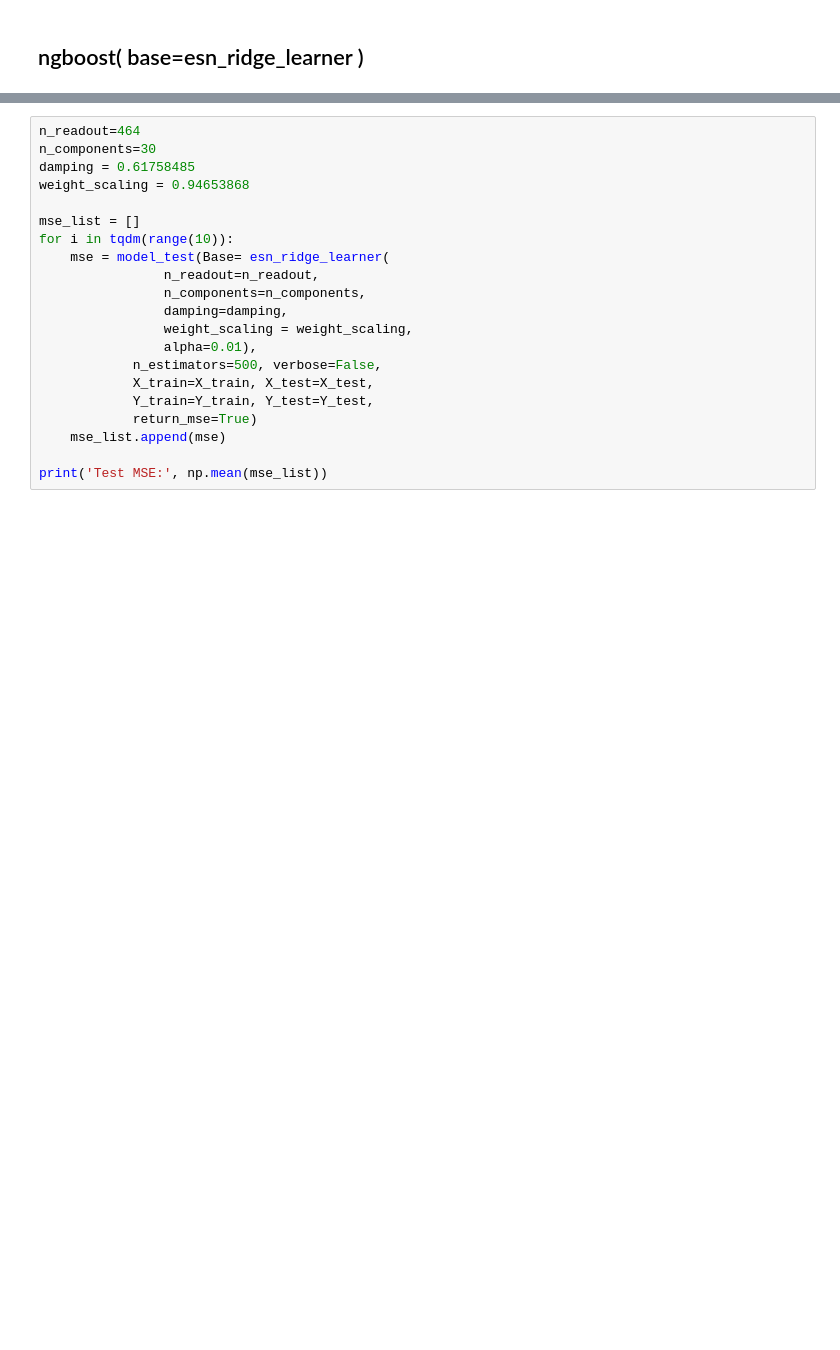
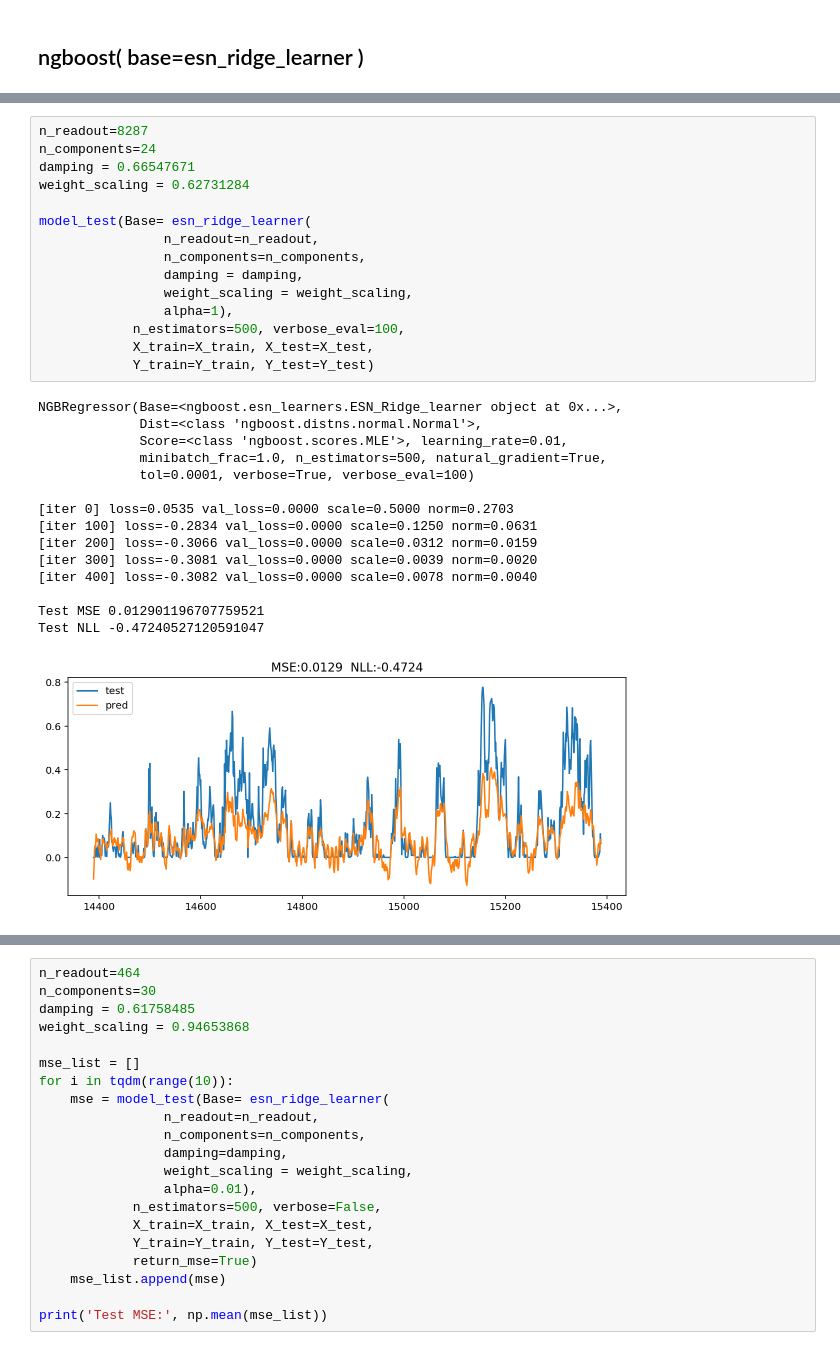
Before and after one commit to longdongchuan/ML_Project, a Jupyter notebook: ML - 2.1/result/GA-esn_learners/ridge模型对比.ipynb, the cells around one changed output, grey strips where cells are left out. Saved outputs shown, nothing was run; the diff lists cells and outputs as text; blank space fills up the shorter version.

```diff
--- a/ML - 2.1/result/GA-esn_learners/ridge模型对比.ipynb
+++ b/ML - 2.1/result/GA-esn_learners/ridge模型对比.ipynb
@@ -159,0 +257,31 @@ Test NLL -0.4703682856796566
+# %%
+n_readout=8287
+n_components=24
+damping = 0.66547671
+weight_scaling = 0.62731284
+
+model_test(Base= esn_ridge_learner(
+                n_readout=n_readout,
+                n_components=n_components,
+                damping = damping,
+                weight_scaling = weight_scaling,
+                alpha=1),
+            n_estimators=500, verbose_eval=100,
+            X_train=X_train, X_test=X_test,
+            Y_train=Y_train, Y_test=Y_test)
+# %% [output]
+NGBRegressor(Base=<ngboost.esn_learners.ESN_Ridge_learner object at 0x...>,
+             Dist=<class 'ngboost.distns.normal.Normal'>,
+             Score=<class 'ngboost.scores.MLE'>, learning_rate=0.01,
+             minibatch_frac=1.0, n_estimators=500, natural_gradient=True,
+             tol=0.0001, verbose=True, verbose_eval=100)
+
+[iter 0] loss=0.0535 val_loss=0.0000 scale=0.5000 norm=0.2703
+[iter 100] loss=-0.2834 val_loss=0.0000 scale=0.1250 norm=0.0631
+[iter 200] loss=-0.3066 val_loss=0.0000 scale=0.0312 norm=0.0159
+[iter 300] loss=-0.3081 val_loss=0.0000 scale=0.0039 norm=0.0020
+[iter 400] loss=-0.3082 val_loss=0.0000 scale=0.0078 norm=0.0040
+
+Test MSE 0.012901196707759521
+Test NLL -0.47240527120591047
+[figure, added]
```
Also changed, not shown: parts of 11 cells of this notebook, 4 other files.
